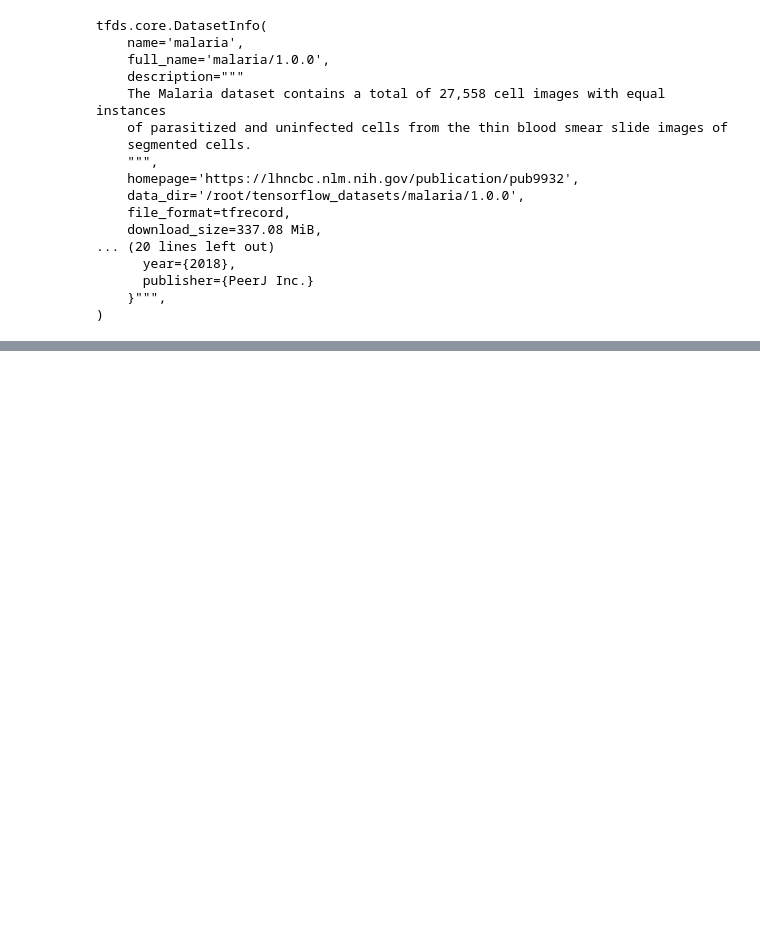
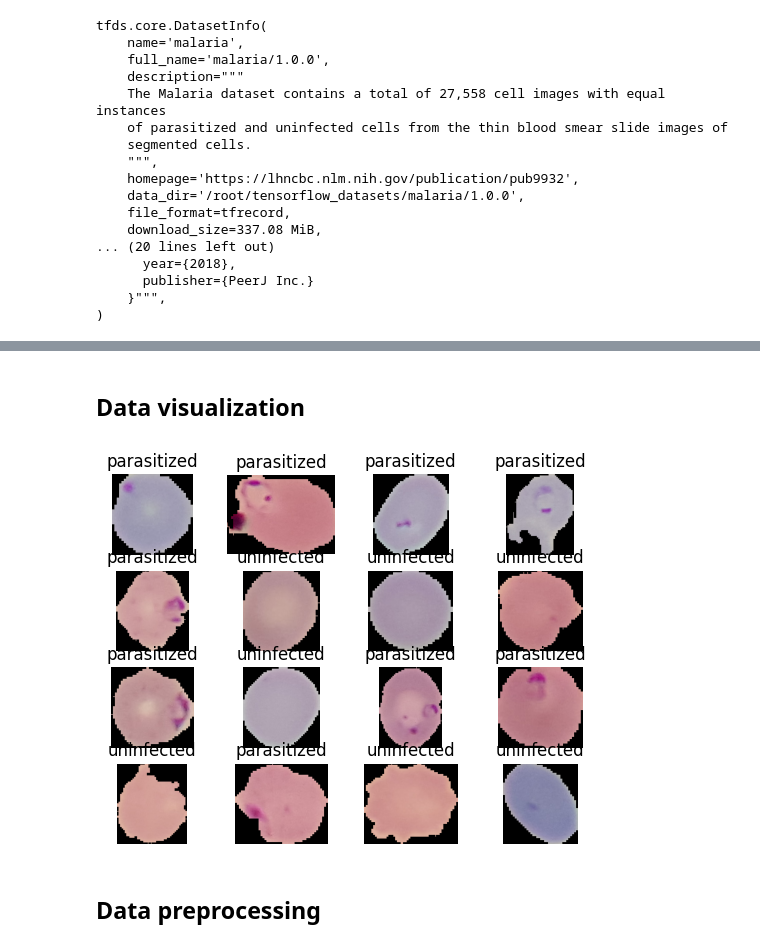
Before and after one commit to christopherjneelankavil/malaria_detection_cnn, a Jupyter notebook: malaria_detection_cnn.ipynb, the cells around one changed output, grey strips where cells are left out. Saved outputs shown, nothing was run; the diff lists cells and outputs as text; code cells hidden in the pictures; blank space fills up the shorter version.

Commit message:
data preprocessing

```diff
--- a/malaria_detection_cnn.ipynb
+++ b/malaria_detection_cnn.ipynb
@@ -50,0 +57,33 @@ array([[[0, 0, 0],
+# %%
+def splits(dataset, TRAIN_RATIO, TEST_RATIO, VAL_RATIO):
+
+    DATASET_SIZE = len(dataset)
+
+    # train split
+    train_dataset = dataset.take(int(TRAIN_RATIO * DATASET_SIZE))
+
+    # test and val split together
+    test_val_split = dataset.skip(int(TRAIN_RATIO * DATASET_SIZE))
+
+    # val dataset split
+    val_dataset = test_val_split.take(int(VAL_RATIO * DATASET_SIZE))
+
+    # test dataset split
+    test_dataset = test_val_split.skip(int(VAL_RATIO * DATASET_SIZE))
+
+    #return values
+    return train_dataset, val_dataset, test_dataset
+# %%
+# test code
+
+TRAIN_RATIO = 0.8
+TEST_RATIO = 0.1
+VAL_RATIO = 0.1
+
+train_dataset, val_dataset, test_dataset = splits(dataset[0], TRAIN_RATIO, TEST_RATIO, VAL_RATIO)
+
+print(
+    list(train_dataset.take(1).as_numpy_iterator()),
+    list(test_dataset.take(1).as_numpy_iterator()),
+    list(val_dataset.take(1).as_numpy_iterator())
+)
@@ -50,0 +108,12 @@ array([[[0, 0, 0],
+# %% [markdown]
+## Data visualization
+# %%
+for i, (image, label) in enumerate(train_dataset.take(16)):
+    axis = plt.subplot(4,4, i+1)
+    plt.imshow(image)
+    plt.axis('off')
+    plt.title(data_info.features['label'].int2str(label))
+# %% [output]
+[figure, added]
+# %% [markdown]
+## Data preprocessing
```
Also changed, not shown: parts of 9 cells of this notebook.
